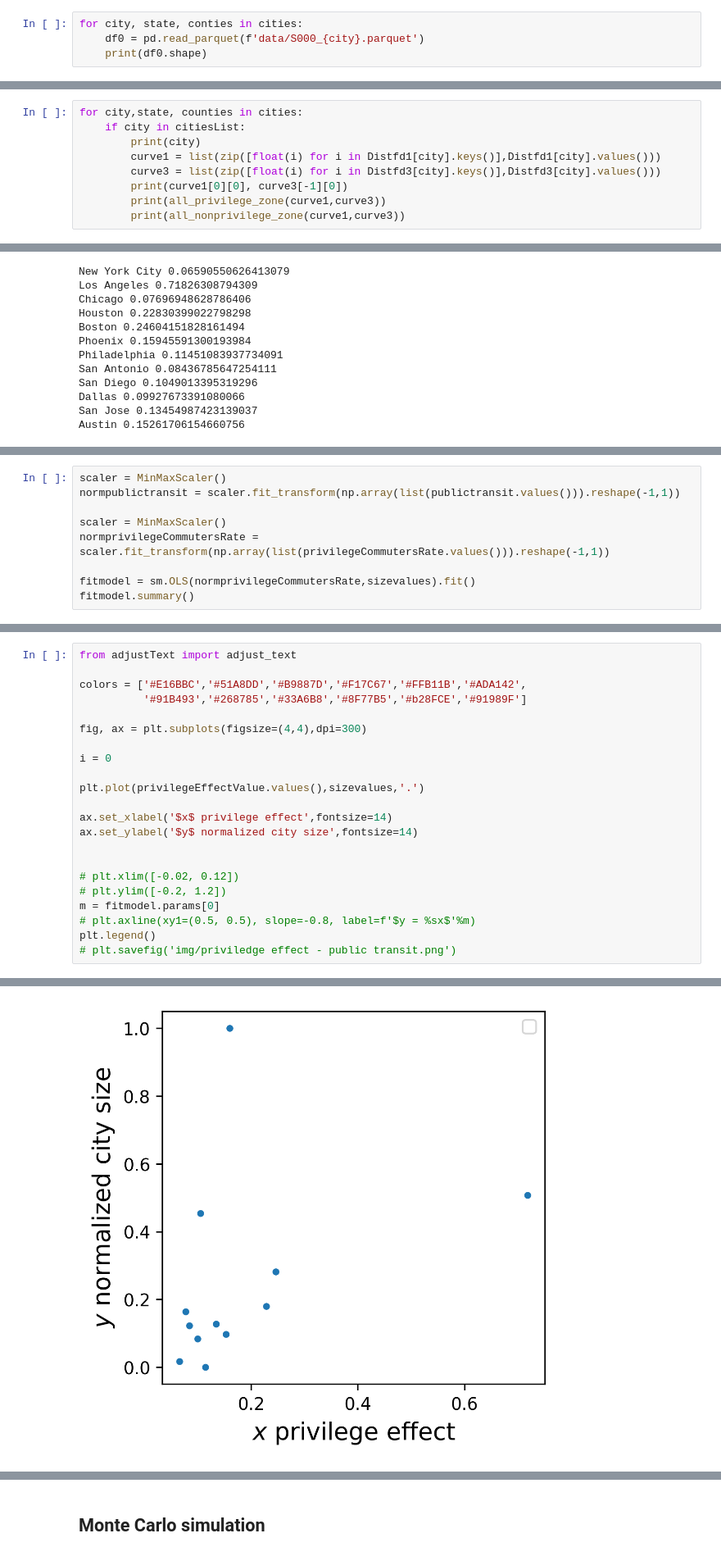
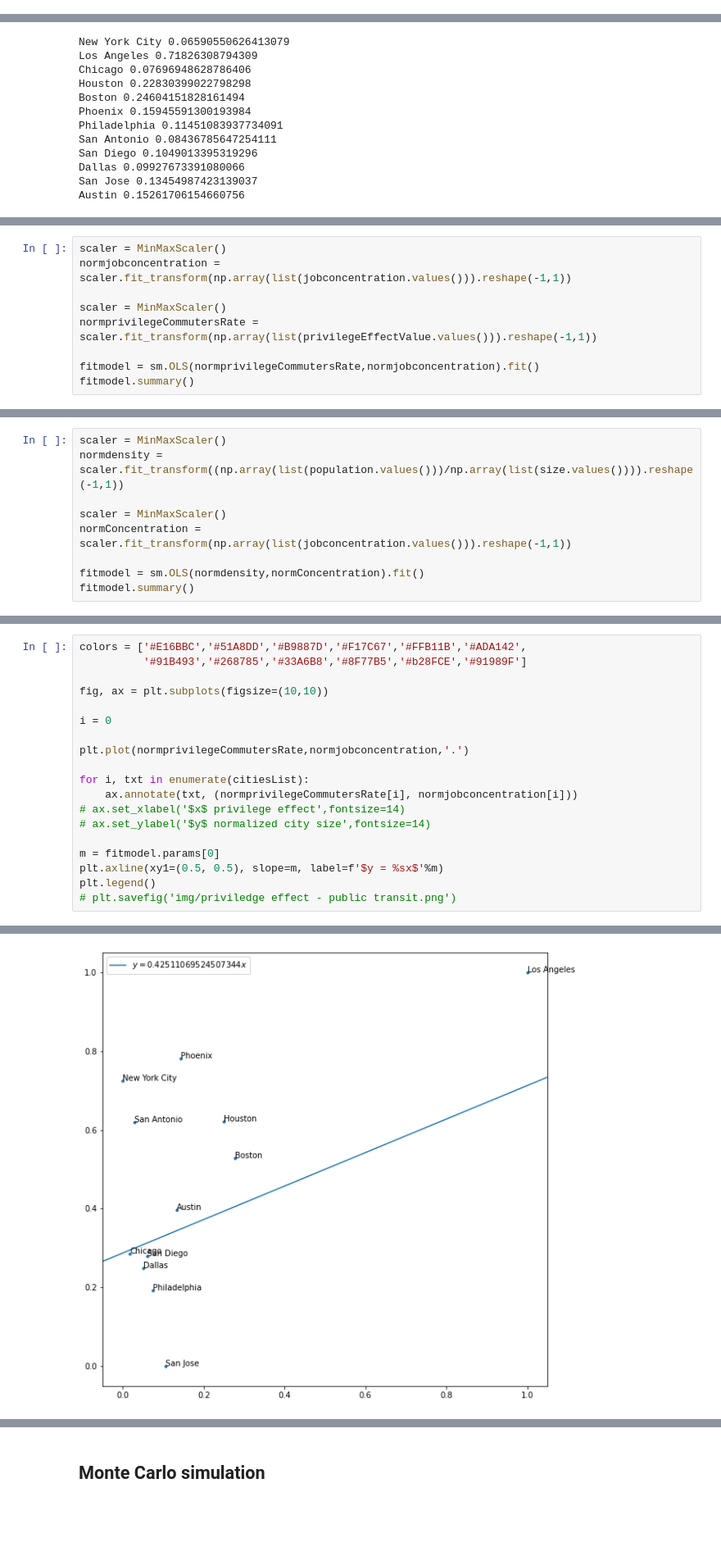
Before and after one commit to yuribogomolov/sttn, a Jupyter notebook: notebooks/f(d)_gravity_model-explain.ipynb, the cells around one changed output, grey strips where cells are left out. Shown at 82% size. Saved outputs shown, nothing was run; the diff lists cells and outputs as text; blank space fills up the shorter version.

Commit message:
clean priviledge effect and expansion

```diff
--- a/notebooks/f(d)_gravity_model-explain.ipynb
+++ b/notebooks/f(d)_gravity_model-explain.ipynb
@@ -110,4 +46,0 @@ Austin
-# %%
-for city, state, conties in cities:
-    df0 = pd.read_parquet(f'data/S000_{city}.parquet')
-    print(df0.shape)
@@ -723,9 +229,0 @@ point,section
-# %%
-for city,state, counties in cities:
-    if city in citiesList:
-        print(city)
-        curve1 = list(zip([float(i) for i in Distfd1[city].keys()],Distfd1[city].values()))
-        curve3 = list(zip([float(i) for i in Distfd3[city].keys()],Distfd3[city].values()))
-        print(curve1[0][0], curve3[-1][0])
-        print(all_privilege_zone(curve1,curve3))
-        print(all_nonprivilege_zone(curve1,curve3))
@@ -1030,11 +485,11 @@ Austin 0.15261706154660756
 # %%
 scaler = MinMaxScaler()
-normpublictransit = scaler.fit_transform(np.array(list(publictransit.values())).reshape(-1,1))
+normjobconcentration = scaler.fit_transform(np.array(list(jobconcentration.values())).reshape(-1,1))
 
 scaler = MinMaxScaler()
-normprivilegeCommutersRate = scaler.fit_transform(np.array(list(privilegeCommutersRate.values())).reshape(-1,1))
+normprivilegeCommutersRate = scaler.fit_transform(np.array(list(privilegeEffectValue.values())).reshape(-1,1))
 
-fitmodel = sm.OLS(normprivilegeCommutersRate,sizevalues).fit()
+fitmodel = sm.OLS(normprivilegeCommutersRate,normjobconcentration).fit()
 fitmodel.summary()
 # %% [output]
 OLS Regression Results
@@ -1056,3 +511,12 @@ OLS Regression Results
 Notes:
 [1] R² is computed without centering (uncentered) since the model does not contain a constant.
 [2] Standard Errors assume that the covariance matrix of the errors is correctly specified.
+# %%
+scaler = MinMaxScaler()
+normdensity = scaler.fit_transform((np.array(list(population.values()))/np.array(list(size.values()))).reshape(-1,1))
+
+scaler = MinMaxScaler()
+normConcentration = scaler.fit_transform(np.array(list(jobconcentration.values())).reshape(-1,1))
+
+fitmodel = sm.OLS(normdensity,normConcentration).fit()
+fitmodel.summary()
@@ -1059,23 +543,20 @@ Notes:
 # %%
-from adjustText import adjust_text
-
 colors = ['#E16BBC','#51A8DD','#B9887D','#F17C67','#FFB11B','#ADA142',
           '#91B493','#268785','#33A6B8','#8F77B5','#b28FCE','#91989F']
 
-fig, ax = plt.subplots(figsize=(4,4),dpi=300)
+fig, ax = plt.subplots(figsize=(10,10))
 
 i = 0
 
-plt.plot(privilegeEffectValue.values(),sizevalues,'.')
+plt.plot(normprivilegeCommutersRate,normjobconcentration,'.')
 
-ax.set_xlabel('$x$ privilege effect',fontsize=14)
-ax.set_ylabel('$y$ normalized city size',fontsize=14)
+for i, txt in enumerate(citiesList):
+    ax.annotate(txt, (normprivilegeCommutersRate[i], normjobconcentration[i]))
+# ax.set_xlabel('$x$ privilege effect',fontsize=14)
+# ax.set_ylabel('$y$ normalized city size',fontsize=14)
 
-
-# plt.xlim([-0.02, 0.12])
-# plt.ylim([-0.2, 1.2])
 m = fitmodel.params[0]
-# plt.axline(xy1=(0.5, 0.5), slope=-0.8, label=f'$y = %sx$'%m)
+plt.axline(xy1=(0.5, 0.5), slope=m, label=f'$y = %sx$'%m)
 plt.legend()
 # plt.savefig('img/priviledge effect - public transit.png')
 # %% [output]
@@ -1084 +564 @@ No artists with labels found to put in legend.  Note that artists whose label st
-[figure, old version]
+[figure, new version]
```
Also changed, not shown: parts of 57 cells of this notebook.
